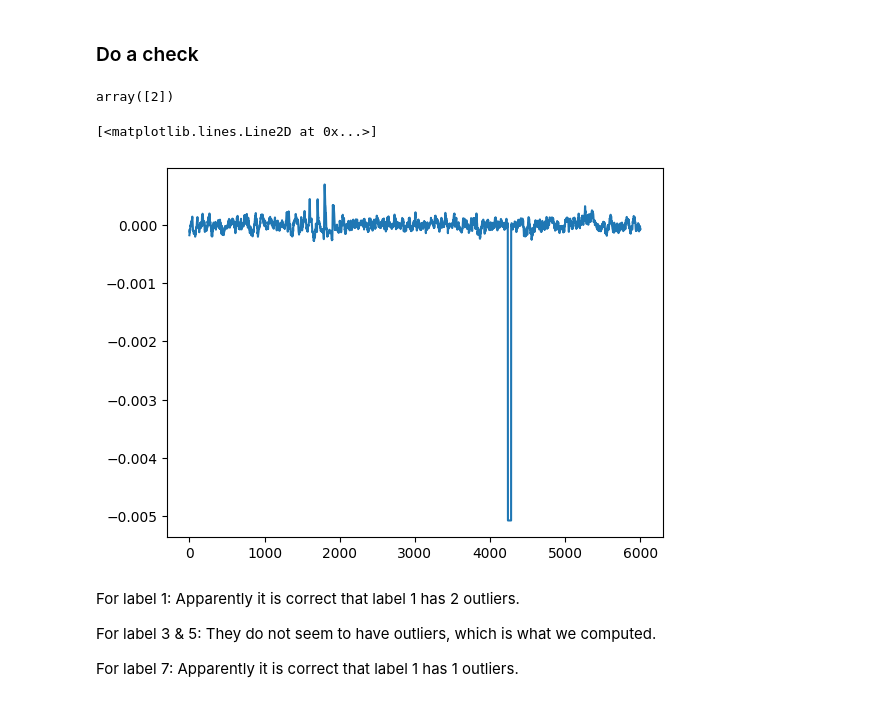
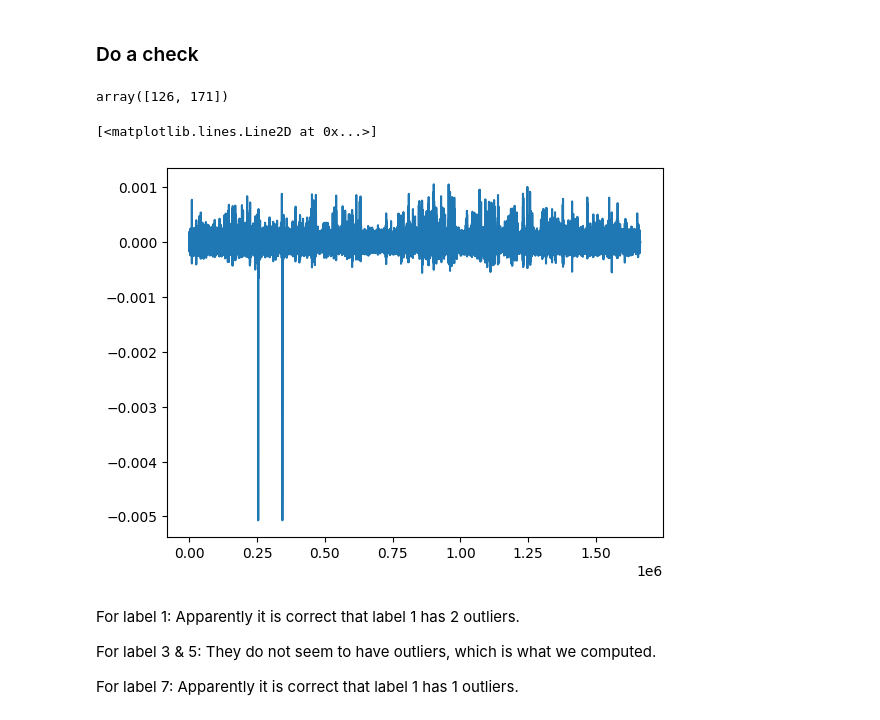
Before and after one commit to peppey/Topological-Data-Analysis-on-Brain-Data, a Jupyter notebook: EEG_Data_Analysis/Preprocessing_And_Computing_Persistence_Diagrams.ipynb, the cells around one changed output. Cells and saved outputs as stored; diff of their text form; code cells hidden in the pictures.

```diff
--- a/EEG_Data_Analysis/Preprocessing_And_Computing_Persistence_Diagrams.ipynb
+++ b/EEG_Data_Analysis/Preprocessing_And_Computing_Persistence_Diagrams.ipynb
@@ -142,24 +142,24 @@ for label in label_list:
 for label in label_list:
     indices = [index for index, value in enumerate(labels) if (value == label)][:no_segments]
     all_indices_dict[label] = indices
-# %%
-# Save segments of single labels for data exploration
-
-label_segments = {} # Addionally save the segments of each label for finding outliers
-
-for label in label_list:
-    time_series = []
-    ts_segments = []
-    for idx in train_indices_dict[label]:
-        # Save for data exploration
-        time_series.extend(eeg_segments[idx])
-        np.save('Data/Segments_for_Label_'+str(label)+'.npy', np.array(time_series, dtype=object), allow_pickle=True)
-
-        # Later use for finding outliers
-        ts_segments.append(eeg_segments[idx])
-    label_segments[label] = ts_segments
 # %% [markdown]
 ## Find outliers in segments of label 1, 3 and 5 and label them as 7
+# %%
+# Save the segments of each label for finding outliers
+
+label_segments = {} # Addionally
+time_series_per_label = {}
+
+for label in label_list:
+    ts_segments = []
+    time_series = []
+    for idx in all_indices_dict[label]:
+        # Later use for finding outliers
+        ts_segments.append(eeg_segments[idx]) # segment
+        time_series.extend(eeg_segments[idx]) # flat TS
+
+    label_segments[label] = ts_segments
+    time_series_per_label[label] = time_series
 # %%
 def detect_artifacts(segments_of_our_label, all_segments, indices_of_our_label, threshold):
 
@@ -197,24 +200,18 @@ for label in label_list:
 ### Do a check
 # %%
 # Label to check
-label_to_check = 7
+label_to_check = 1
 
 outlier_indices[label_to_check]
 # %% [output]
-array([2])
+array([126, 171])
 # %%
 import matplotlib.pyplot as plt
 
-# TS segments for each label
-time_series = {}
-
-for label in label_list:
-    time_series[label] = np.load('Data/Segments_for_Label_'+str(label)+'.npy', allow_pickle=True)
-
-plt.plot(time_series[label_to_check])
+plt.plot(time_series_per_label[label_to_check])
 # %% [output]
 [<matplotlib.lines.Line2D at 0x...>]
-[figure, old version]
+[figure, new version]
 # %% [markdown]
 For label 1: Apparently it is correct that label 1 has 2 outliers.
 
```
Also changed, not shown: parts of 5 cells of this notebook, 2 other files.
